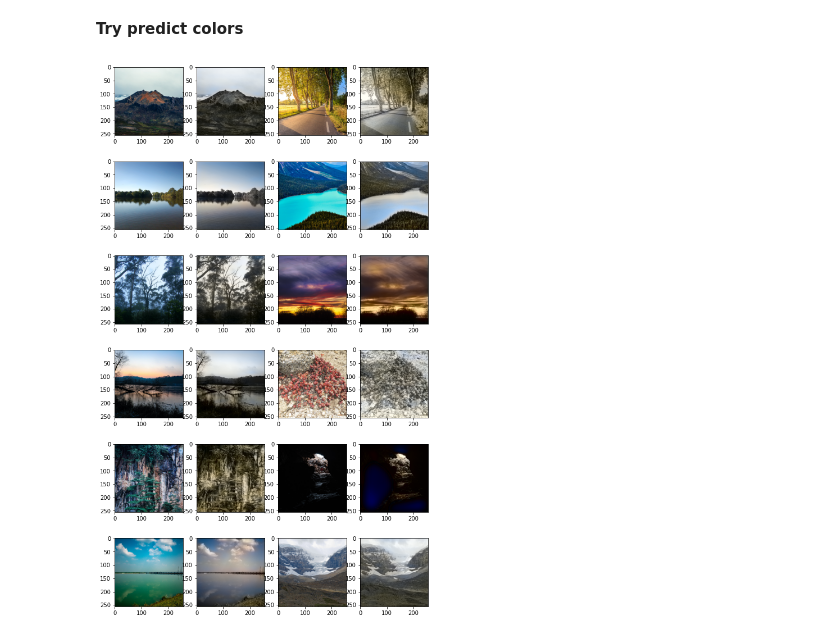
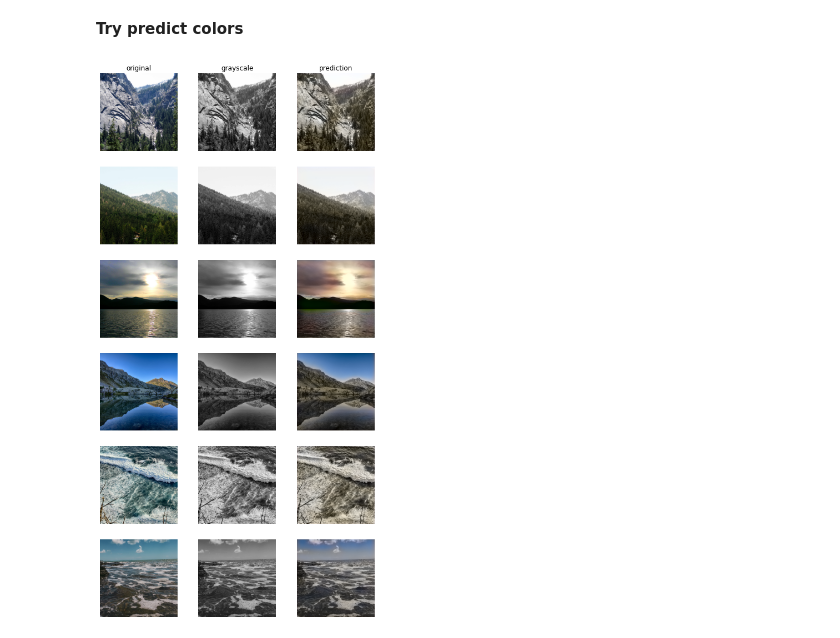
Before and after one commit to laphon/image_colorization, a Jupyter notebook: image_color.ipynb, the cells around one changed output. Drawn from its saved outputs; the diff is of its cells as text; code cells hidden in the pictures.

Commit message:
new images

```diff
--- a/image_color.ipynb
+++ b/image_color.ipynb
@@ -163,6 +163,6 @@ base_models = {
 model_name = "efficientnet_b0"
 extractor = ExtractorEfficientNet(base_model=base_models["efficientnet_b1"]())
 model = ColorNetEfficientNet(base_model=base_models[model_name](), global_output_size=extractor(torch.zeros((1, 1, 256, 256))).shape[1])
-# model.load_state_dict(torch.load('models/efficientnet_b0_2022-05-25_11:10:27:326809.pth'))
+model.load_state_dict(torch.load('models/efficientnet_b0_2022-05-25_11:10:27:326809.pth'))
 extractor.to(device)
 model.to(device)
@@ -241,38 +259,47 @@ train(model, extractor, lhq256_train, lhq256_test, eval_interval=40, epochs=4000
 # %%
 # try predict colors
 pil_image = T.ToPILImage()
 dataset = lhq256_test
-batch_idx = random.choices(range(len(dataset)), k=12)
+batch_idx = random.choices(range(len(dataset)), k=6)
 test_images = [convert_fn(dataset[n][0]) for n in batch_idx]
 gray_inputs = torch.stack([im[0] for im in test_images]).to(device)
 color_inputs = torch.stack([im[1] for im in test_images]).to(device)
 l_inputs = torch.stack([im[2] for im in test_images]).to(device)
 with torch.no_grad():
     global_features = extractor(gray_inputs)
     color_outputs = model(gray_inputs, global_features)
 rgb_inputs = torch.stack([dataset[n][0] for n in batch_idx])
 rgb_outputs = torch.stack([revert_fn(l_inputs[i][0], color_outputs[i][0], color_outputs[i][1]) for i in range(len(color_outputs))])
-plt.figure(figsize=(10, 18))
-nrows = int(len(rgb_outputs) / 2)
-ncols = 4
+fig, axs = plt.subplots(6, 3)
+fig.set_size_inches(9, 18)
+nrows = int(len(rgb_outputs))
+ncols = 3
 for i in range(nrows):
-    plt.subplot(nrows, ncols, i*ncols+1)
-    plt.imshow(pil_image(rgb_inputs[i*2]))
-    plt.subplot(nrows, ncols, i*ncols+2)
-    plt.imshow(pil_image(rgb_outputs[i*2]))
-    plt.subplot(nrows, ncols, i*ncols+3)
-    plt.imshow(pil_image(rgb_inputs[i*2+1]))
-    plt.subplot(nrows, ncols, i*ncols+4)
-    plt.imshow(pil_image(rgb_outputs[i*2+1]))
-plt.savefig(f"results/{model_name}_{time}_result3.png")
+    if (i == 0):
+        axs[i, 0].set_title("original")
+        axs[i, 1].set_title("grayscale")
+        axs[i, 2].set_title("prediction")
+    axs[i, 0].imshow(pil_image(rgb_inputs[i]))
+    axs[i, 0].axis("off")
+    axs[i, 0].axis("tight")
+    axs[i, 0].axis("image")
+    axs[i, 1].imshow(pil_image(gray_inputs[i]), cmap='gray', vmin=0, vmax=255)
+    axs[i, 1].axis("off")
+    axs[i, 1].axis("tight")
+    axs[i, 1].axis("image")
+    axs[i, 2].imshow(pil_image(rgb_outputs[i]))
+    axs[i, 2].axis("off")
+    axs[i, 2].axis("tight")
+    axs[i, 2].axis("image")
+fig.savefig(f"results/efficientnet_b0_2022-05-25_11:10:27:326809_result4.png")
 
 # clear memory
 del gray_inputs
 del color_inputs
 del global_features
 del color_outputs
 del l_inputs
 gc.collect()
 torch.cuda.empty_cache()
 # %% [output]
-[figure, old version]
+[figure, new version]
```
Also changed, not shown: parts of 1 cell of this notebook, 4 other files.
